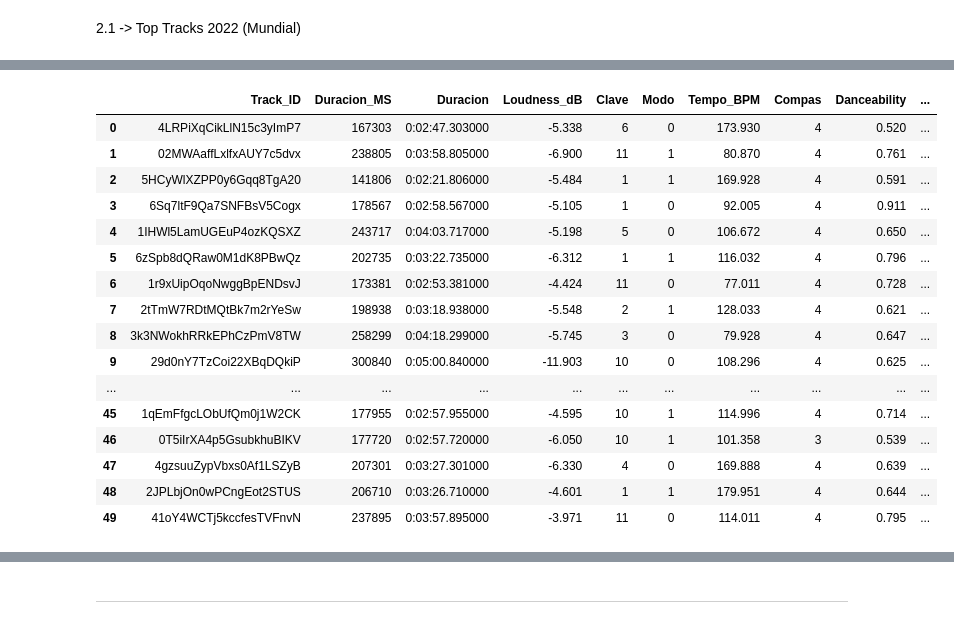
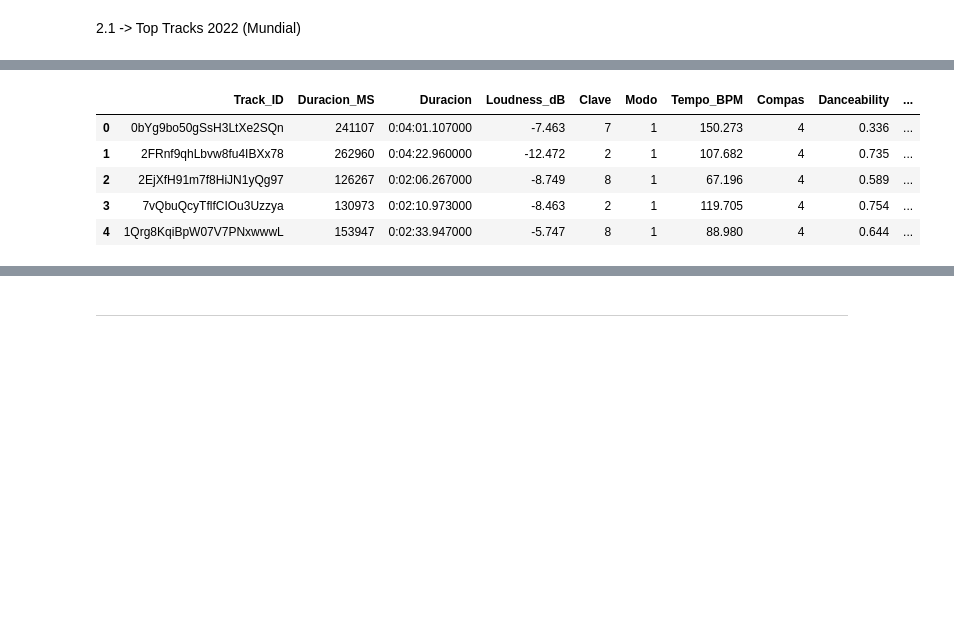
Before and after one commit to juandelacuadra/EDA_TheBridge_DS_PT, a Jupyter notebook: Notebooks/API_Spotify.ipynb, the cells around one changed output, grey strips where cells are left out. Cells and saved outputs as stored; diff of their text form; code cells hidden in the pictures; blank space fills up the shorter version.

```diff
--- a/Notebooks/API_Spotify.ipynb
+++ b/Notebooks/API_Spotify.ipynb
@@ -34,6 +116,9 @@ Guardo las URI que voy a analizar
 # %%
 URI_TOP_WORLD = '37i9dQZF1DX18jTM2l2fJY' # Playlist "Top Tracks 2022"
 URI_TOP_SPAIN = '37i9dQZF1DXdo9iIZiH7LB'# Playlist "Top Canciones 2022 España"
+
+URI_TOP_WORLD_W = '37i9dQZEVXbNG2KDcFcKOF' # SEMANAL
+URI_TOP_SPAIN_W = '37i9dQZEVXbJwoKy8qKpHG' # SEMANAL
 # %% [markdown]
 Obtengo el token de acceso a la API
 # %%
@@ -59,7 +144,7 @@ headers = {
 # %% [markdown]
 2.1 -> Top Tracks 2022 (Mundial)
 # %%
-response_top_world = requests.get(BASE_URL + 'playlists/' + URI_TOP_WORLD + '/tracks/', headers=headers)
+response_top_world = requests.get(BASE_URL + 'playlists/' + URI_TOP_WORLD_W + '/tracks/', headers=headers)
 top_world_tracks = response_top_world.json()
 # %%
 # EXTRAIGO TODAS LAS CANCIONES DE LA PLAYLIST
@@ -162,50 +225,39 @@ for song in df_top_world['Track_ID']:
 
     # TODOS LOS DATOS SE EXPLICAN EN LA MEMORIA / PRESENTACION
 
     # DATOS TECNICOS:
     duration_ms = features['duration_ms']
     loudness_db = features['loudness']
     key = features['key']
     mode = features['mode']
     tempo_bpm = features['tempo']
     time_signature = features['time_signature']
 
     # ANALISIS DE LA IA
     danceability = features['danceability']
     energy = features['energy']
     speechiness = features['speechiness']
     instrumentalness = features['instrumentalness']
     acousticness = features['acousticness']
     liveness = features['liveness']
     valence = features['valence']
 
     analysis_info_list = [song, duration_ms, 0, loudness_db, key, mode, tempo_bpm, time_signature, danceability, energy, speechiness, instrumentalness, acousticness, liveness, valence]
     analysis_info.append(analysis_info_list)
 
 # MONTO EL DATAFRAME DE ANALISIS
 df_analysis_info_world = pd.DataFrame(analysis_info, columns=columns)
 
 # PARSEO LA DURACIÓN A MM:SS
 df_analysis_info_world['Duracion'] = df_analysis_info_world['Duracion_MS'].apply(lambda x: str(datetime.timedelta(milliseconds=x)))
-df_analysis_info_world
+df_analysis_info_world.head(5)
 # %% [output]
 |  | Track_ID | Duracion_MS | Duracion | Loudness_dB | Clave | Modo | Tempo_BPM | Compas | Danceability | ... |
-| 0 | 4LRPiXqCikLlN15c3yImP7 | 167303 | 0:02:47.303000 | -5.338 | 6 | 0 | 173.930 | 4 | 0.520 | ... |
-| 1 | 02MWAaffLxlfxAUY7c5dvx | 238805 | 0:03:58.805000 | -6.900 | 11 | 1 | 80.870 | 4 | 0.761 | ... |
-| 2 | 5HCyWlXZPP0y6Gqq8TgA20 | 141806 | 0:02:21.806000 | -5.484 | 1 | 1 | 169.928 | 4 | 0.591 | ... |
-| 3 | 6Sq7ltF9Qa7SNFBsV5Cogx | 178567 | 0:02:58.567000 | -5.105 | 1 | 0 | 92.005 | 4 | 0.911 | ... |
-| 4 | 1IHWl5LamUGEuP4ozKQSXZ | 243717 | 0:04:03.717000 | -5.198 | 5 | 0 | 106.672 | 4 | 0.650 | ... |
-| 5 | 6zSpb8dQRaw0M1dK8PBwQz | 202735 | 0:03:22.735000 | -6.312 | 1 | 1 | 116.032 | 4 | 0.796 | ... |
-| 6 | 1r9xUipOqoNwggBpENDsvJ | 173381 | 0:02:53.381000 | -4.424 | 11 | 0 | 77.011 | 4 | 0.728 | ... |
-| 7 | 2tTmW7RDtMQtBk7m2rYeSw | 198938 | 0:03:18.938000 | -5.548 | 2 | 1 | 128.033 | 4 | 0.621 | ... |
-| 8 | 3k3NWokhRRkEPhCzPmV8TW | 258299 | 0:04:18.299000 | -5.745 | 3 | 0 | 79.928 | 4 | 0.647 | ... |
-| 9 | 29d0nY7TzCoi22XBqDQkiP | 300840 | 0:05:00.840000 | -11.903 | 10 | 0 | 108.296 | 4 | 0.625 | ... |
-| ... | ... | ... | ... | ... | ... | ... | ... | ... | ... | ... |
-| 45 | 1qEmFfgcLObUfQm0j1W2CK | 177955 | 0:02:57.955000 | -4.595 | 10 | 1 | 114.996 | 4 | 0.714 | ... |
-| 46 | 0T5iIrXA4p5GsubkhuBIKV | 177720 | 0:02:57.720000 | -6.050 | 10 | 1 | 101.358 | 3 | 0.539 | ... |
-| 47 | 4gzsuuZypVbxs0Af1LSZyB | 207301 | 0:03:27.301000 | -6.330 | 4 | 0 | 169.888 | 4 | 0.639 | ... |
-| 48 | 2JPLbjOn0wPCngEot2STUS | 206710 | 0:03:26.710000 | -4.601 | 1 | 1 | 179.951 | 4 | 0.644 | ... |
-| 49 | 41oY4WCTj5kccfesTVFnvN | 237895 | 0:03:57.895000 | -3.971 | 11 | 0 | 114.011 | 4 | 0.795 | ... |
+| 0 | 0bYg9bo50gSsH3LtXe2SQn | 241107 | 0:04:01.107000 | -7.463 | 7 | 1 | 150.273 | 4 | 0.336 | ... |
+| 1 | 2FRnf9qhLbvw8fu4IBXx78 | 262960 | 0:04:22.960000 | -12.472 | 2 | 1 | 107.682 | 4 | 0.735 | ... |
+| 2 | 2EjXfH91m7f8HiJN1yQg97 | 126267 | 0:02:06.267000 | -8.749 | 8 | 1 | 67.196 | 4 | 0.589 | ... |
+| 3 | 7vQbuQcyTflfCIOu3Uzzya | 130973 | 0:02:10.973000 | -8.463 | 2 | 1 | 119.705 | 4 | 0.754 | ... |
+| 4 | 1Qrg8KqiBpW07V7PNxwwwL | 153947 | 0:02:33.947000 | -5.747 | 8 | 1 | 88.980 | 4 | 0.644 | ... |
 # %%
 # SACO LA INFO DE TODOS LOS ARTISTAS DE LAS CANCIONES PASANDO LOS ID'S
 track_by_artist_info = []
```
Also changed, not shown: parts of 48 cells of this notebook, 1 other file.
